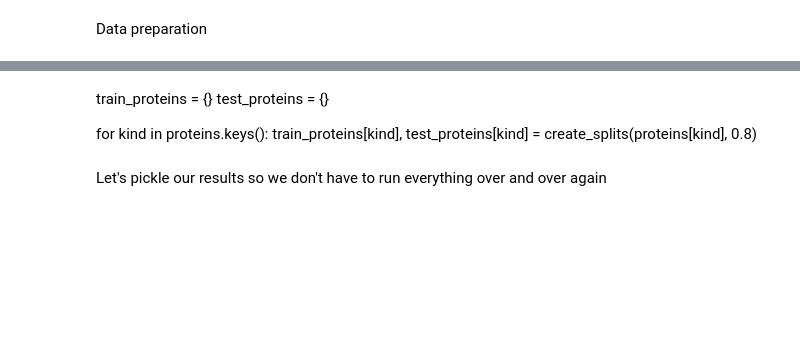
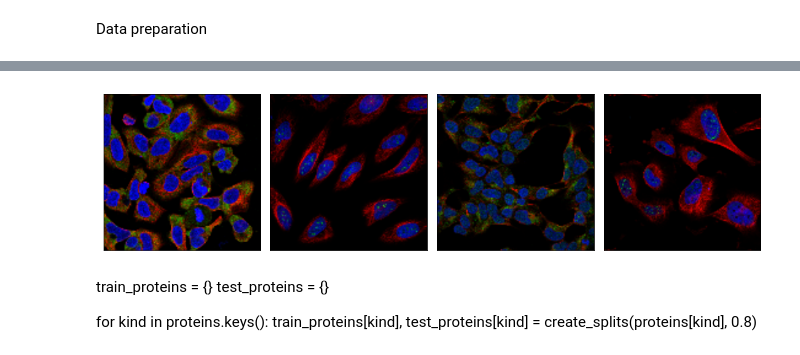
Before and after one commit to NocTuro974/Human-Proteins-Classification, a Jupyter notebook: Human Protein Preparation.ipynb, the cells around one changed output, grey strips where cells are left out. Drawn from its saved outputs; the diff is of its cells as text; code cells hidden in the pictures; blank space fills up the shorter version.

```diff
--- a/Human Protein Preparation.ipynb
+++ b/Human Protein Preparation.ipynb
@@ -13,0 +119,20 @@ Data preparation
+# %%
+def displaySample(images):
+    fig = plt.figure(1, figsize=(17, 17))
+    grid = ImageGrid(fig, 111, nrows_ncols=(1, 4), axes_pad=0.2)
+
+    grid[0].imshow(images[0]/255, interpolation="bilinear")
+    grid[0].tick_params(axis='both', which='both', bottom=False, top=False,
+                    labelbottom=False, right=False, left=False, labelleft=False)
+
+    grid[1].imshow(images[1]/255, interpolation="bilinear")
+    grid[1].tick_params(axis='both', which='both', bottom=False, top=False,
+                    labelbottom=False, right=False, left=False, labelleft=False)
+
+    grid[2].imshow(images[2]/255, interpolation="bilinear")
+    grid[2].tick_params(axis='both', which='both', bottom=False, top=False,
+                    labelbottom=False, right=False, left=False, labelleft=False)
+
+    grid[3].imshow(images[3]/255, interpolation="bilinear")
+    grid[3].tick_params(axis='both', which='both', bottom=False, top=False,
+                    labelbottom=False, right=False, left=False, labelleft=False)
@@ -13,0 +141,17 @@ Data preparation
+# %%
+for i in range(7):
+
+    images, labels = load_data(i*4000,(i+1)*4000)
+    images, labels = shuffle(images, labels)
+
+    souvenirs = images[0:4]
+
+    images = normalize(images)
+    dummified_labels = dummify(labels)
+
+    with open("pickles/images"+str(i)+".pickle", "wb") as file:
+        pickle.dump(images, file)
+    with open("pickles/labels"+str(i)+".pickle", "wb") as file:
+        pickle.dump(dummified_labels, file)
+
+    print("Batch {} created successfully" .format(i))
@@ -14,3 +166,7 @@ Data preparation
+# %%
+displaySample(souvenirs)
+# %% [output]
+[figure, added]
 # %%
 def load_images(startIndex, stopIndex):
     path = "train/"
@@ -79,5 +215,3 @@ test_proteins = {}
 
 for kind in proteins.keys():
     train_proteins[kind], test_proteins[kind] = create_splits(proteins[kind], 0.8)
-# %% [markdown]
-Let's pickle our results so we don't have to run everything over and over again
```
Also changed, not shown: parts of 16 cells of this notebook, 1 other file.
